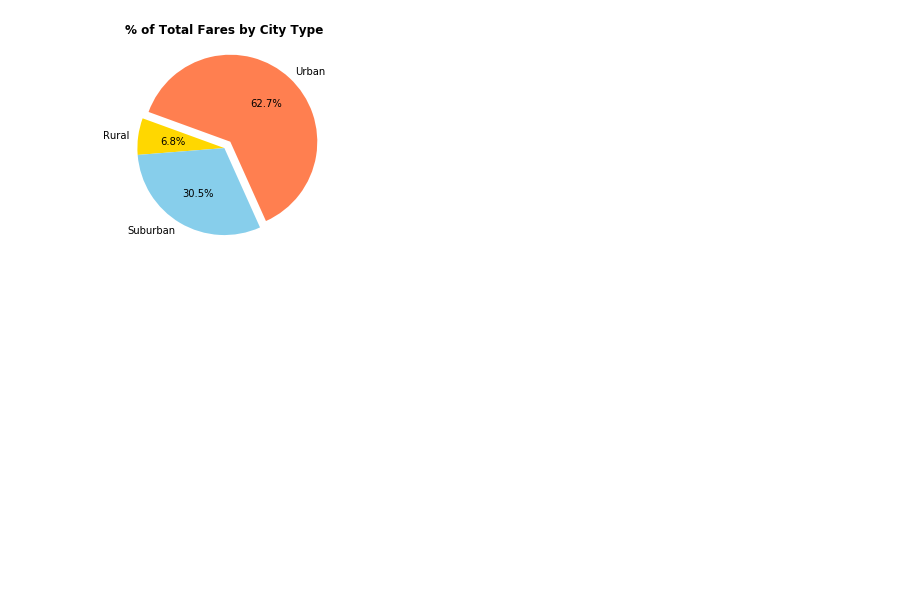
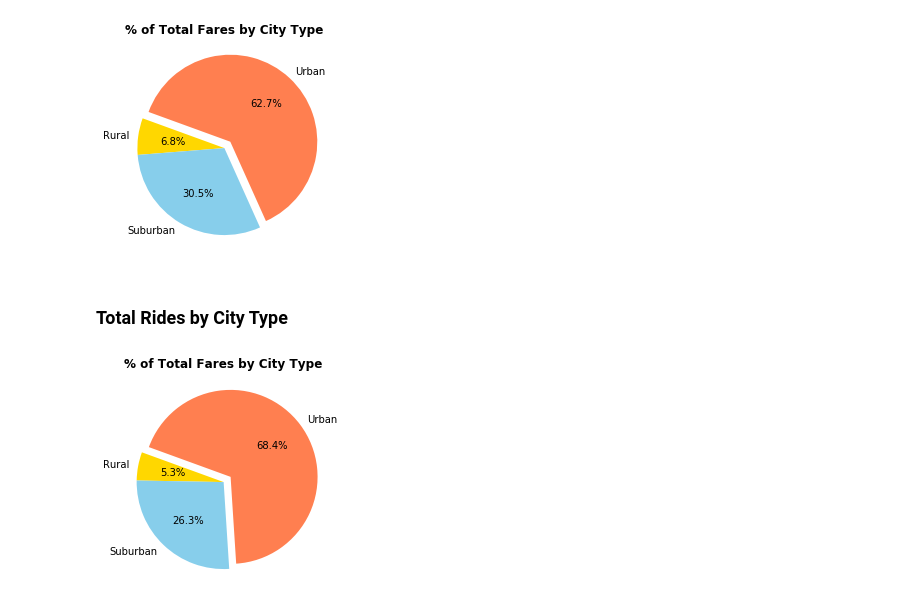
Before and after one commit to gfidanli/matplotlib-Pyber, a Jupyter notebook: Analysis.ipynb, the cells around one changed output. Saved outputs shown, nothing was run; the diff lists cells and outputs as text; code cells hidden in the pictures; blank space fills up the shorter version.

Commit message:
Add total rides by city type

```diff
--- a/Analysis.ipynb
+++ b/Analysis.ipynb
@@ -122,6 +122,20 @@ fig.text(.91, 0.5, note_text, fontsize=10)
 ax.grid()
 # %% [output]
 [figure]
+# %%
+# Define function for plotting pie charts
+def plot_pie_chart(x, title_str):
+    fig, ax = plt.subplots()
+
+    ax.pie(
+        x=total_fares,
+        labels=total_fares.index,
+        colors=['gold','skyblue','coral'],
+        autopct='%1.1f%%',
+        startangle=160,
+        explode=(0,0,0.1))
+
+    ax.set_title("% of Total Fares by City Type", fontweight="bold")
 # %% [markdown]
 ### Total Fares by City Type
 # %%
@@ -150,3 +164,13 @@ ax.pie(
 ax.set_title("% of Total Fares by City Type", fontweight="bold")
 # %% [output]
 [figure]
+# %% [markdown]
+### Total Rides by City Type
+# %%
+# Calculate total number of rides by city type
+total_fares = grouped_city_type['ride_id'].count()
+
+# Plot pie chart using function
+plot_pie_chart(total_fares, "Total Rides by City Type")
+# %% [output]
+[figure, added]
```
